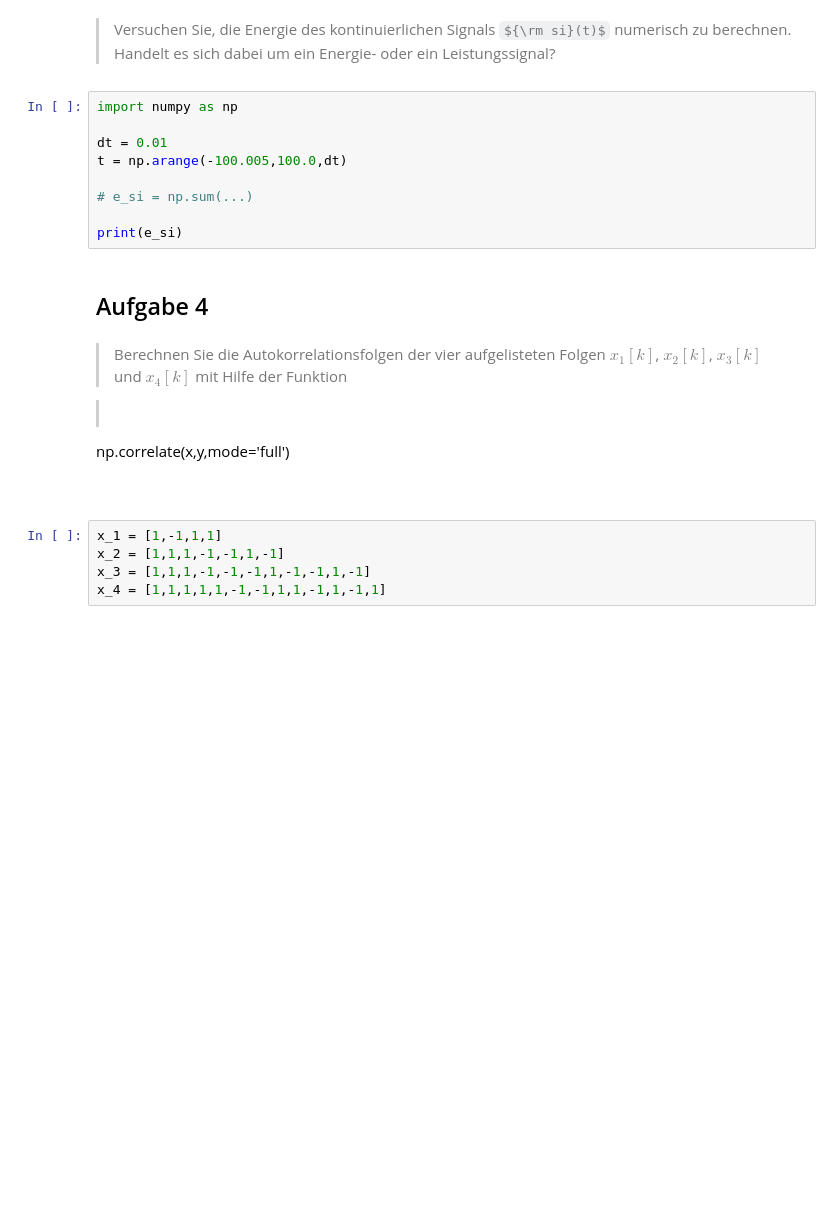
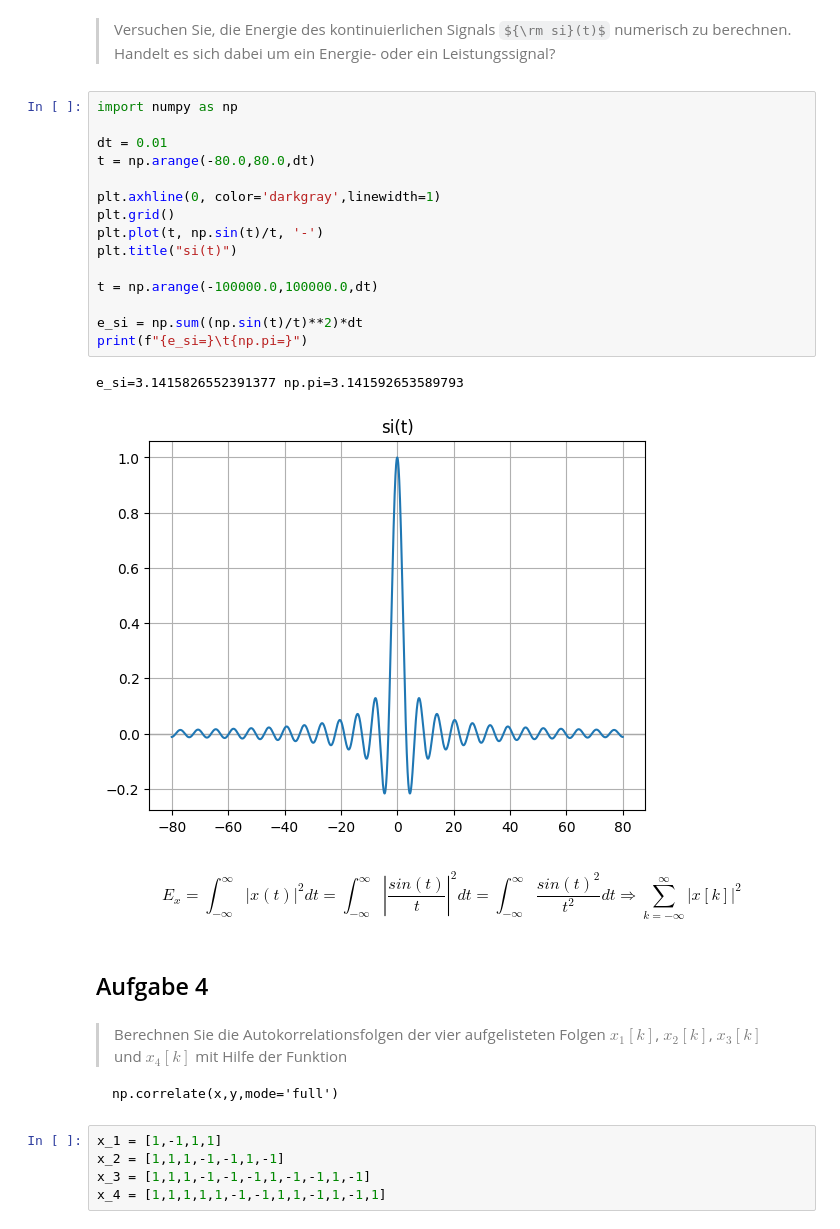
Before and after one commit to joelvonrotz/BSc-electrical-engineering, a Jupyter notebook: semester 3/sus/aufgaben1.ipynb, the cells around one changed output. Drawn from its saved outputs; the diff is of its cells as text; some formulas as TeX source; blank space fills up the shorter version.

````diff
--- a/semester 3/sus/aufgaben1.ipynb
+++ b/semester 3/sus/aufgaben1.ipynb
@@ -28,21 +32,34 @@ Bei $x[k]=e^{-k}\varepsilon[k]$
 ## Aufgabe 3
 # %% [markdown]
 >Versuchen Sie, die Energie des kontinuierlichen Signals ${\rm si}(t)$ numerisch zu berechnen. Handelt es sich dabei um ein Energie- oder ein Leistungssignal?
-# %%
-import numpy as np
-
-dt = 0.01
-t = np.arange(-100.005,100.0,dt)
-
-# e_si = np.sum(...)
-
-print(e_si)
+# %%
+import numpy as np
+
+dt = 0.01
+t = np.arange(-80.0,80.0,dt)
+
+plt.axhline(0, color='darkgray',linewidth=1)
+plt.grid()
+plt.plot(t, np.sin(t)/t, '-')
+plt.title("si(t)")
+
+t = np.arange(-100000.0,100000.0,dt)
+
+e_si = np.sum((np.sin(t)/t)**2)*dt
+print(f"{e_si=}\t{np.pi=}")
+# %% [output]
+e_si=3.1415826552391377 np.pi=3.141592653589793
+[figure, added]
+# %% [markdown]
+$$
+E_x = \int_{-\infty}^{\infty}\vert x(t) \vert^2 dt= \int_{-\infty}^{\infty}\left\vert \frac{sin(t)}{t} \right\vert^2 dt = \int_{-\infty}^{\infty}\frac{sin(t)^2}{t^2} dt \Rightarrow \sum_{k=-\infty}^{\infty}\vert x[k] \vert^2
+$$
 # %% [markdown]
 ## Aufgabe 4
 # %% [markdown]
 >Berechnen Sie die Autokorrelationsfolgen der vier aufgelisteten Folgen $x_1[k]$, $x_2[k]$, $x_3[k]$ und $x_4[k]$ mit Hilfe der Funktion
 
->```
+```
 np.correlate(x,y,mode='full')
 ```
 # %%
````
Also changed, not shown: parts of 5 cells of this notebook, 5 other files.
